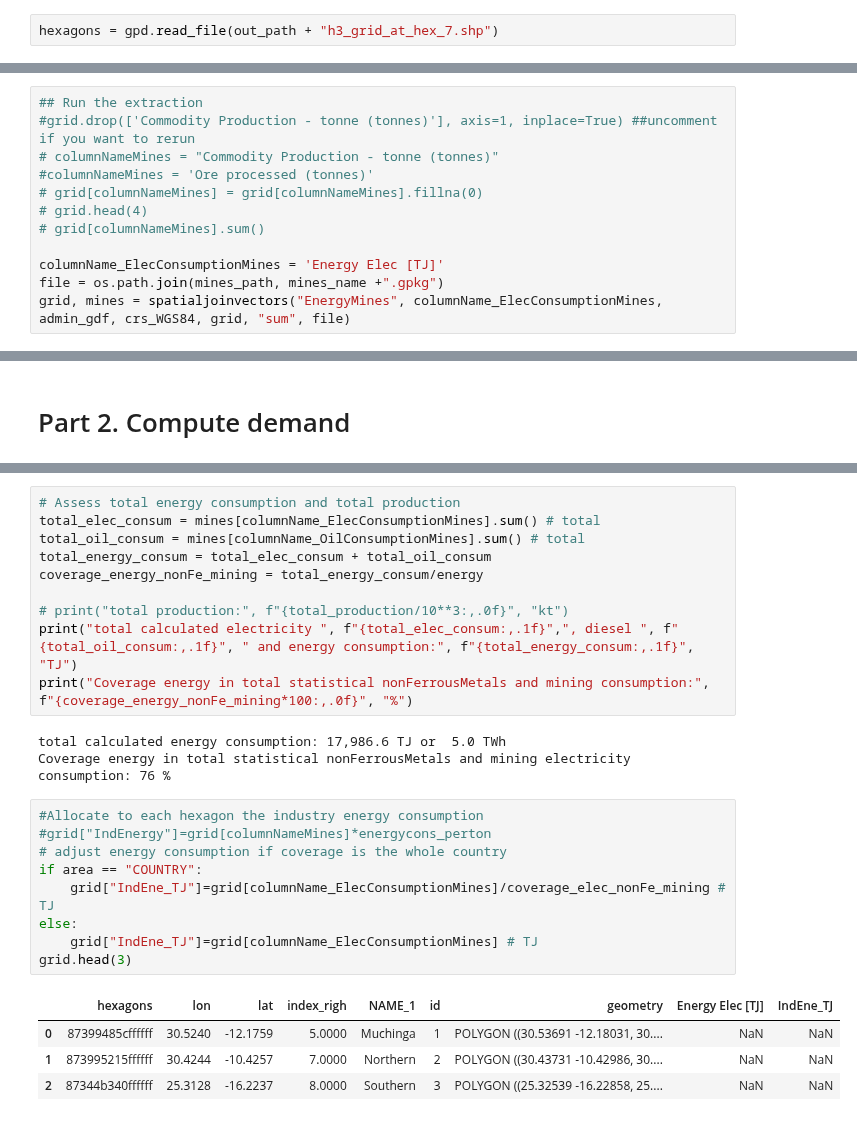
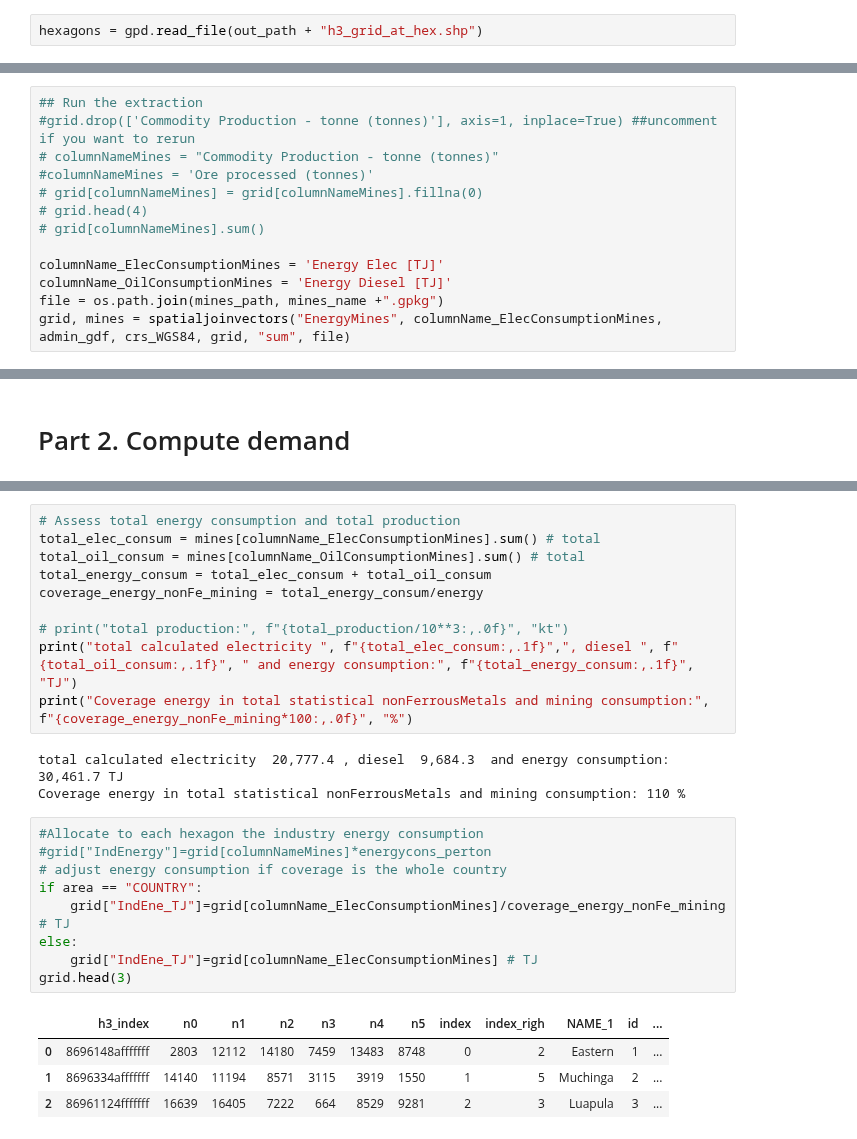
Before and after one commit to ariane-millot/EDeMOS, a Jupyter notebook: Industry/IndustryDemand.ipynb, the cells around one changed output, grey strips where cells are left out. Cells and saved outputs as stored; diff of their text form.

Commit message:
Update of the hexagons file name
Update of the hexagons file name and remove of similar packages

```diff
--- a/Industry/IndustryDemand.ipynb
+++ b/Industry/IndustryDemand.ipynb
@@ -119,7 +113,7 @@ except NameError: area = "COUNTRY"
 # %% [markdown]
 ### Import layers to be used
 # %%
-hexagons = gpd.read_file(out_path + "h3_grid_at_hex_7.shp")
+hexagons = gpd.read_file(out_path + "h3_grid_at_hex.shp")
 # %%
 grid = hexagons
 # %%
@@ -192,6 +188,7 @@ Extract sum production of mines in each cluster (hex)
 # grid[columnNameMines].sum()
 
 columnName_ElecConsumptionMines = 'Energy Elec [TJ]'
+columnName_OilConsumptionMines = 'Energy Diesel [TJ]'
 file = os.path.join(mines_path, mines_name +".gpkg")
 grid, mines = spatialjoinvectors("EnergyMines", columnName_ElecConsumptionMines, admin_gdf, crs_WGS84, grid, "sum", file)
 # %%
@@ -269,22 +270,22 @@ coverage_energy_nonFe_mining = total_energy_consum/energy
 print("total calculated electricity ", f"{total_elec_consum:,.1f}",", diesel ", f"{total_oil_consum:,.1f}", " and energy consumption:", f"{total_energy_consum:,.1f}", "TJ")
 print("Coverage energy in total statistical nonFerrousMetals and mining consumption:", f"{coverage_energy_nonFe_mining*100:,.0f}", "%")
 # %% [output]
-total calculated energy consumption: 17,986.6 TJ or  5.0 TWh
-Coverage energy in total statistical nonFerrousMetals and mining electricity consumption: 76 %
+total calculated electricity  20,777.4 , diesel  9,684.3  and energy consumption: 30,461.7 TJ
+Coverage energy in total statistical nonFerrousMetals and mining consumption: 110 %
 # %%
 #Allocate to each hexagon the industry energy consumption
 #grid["IndEnergy"]=grid[columnNameMines]*energycons_perton
 # adjust energy consumption if coverage is the whole country
 if area == "COUNTRY":
-    grid["IndEne_TJ"]=grid[columnName_ElecConsumptionMines]/coverage_elec_nonFe_mining # TJ
+    grid["IndEne_TJ"]=grid[columnName_ElecConsumptionMines]/coverage_energy_nonFe_mining  # TJ
 else:
     grid["IndEne_TJ"]=grid[columnName_ElecConsumptionMines] # TJ
 grid.head(3)
 # %% [output]
-|  | hexagons | lon | lat | index_righ | NAME_1 | id | geometry | Energy Elec [TJ] | IndEne_TJ |
-| 0 | 87399485cffffff | 30.5240 | -12.1759 | 5.0000 | Muchinga | 1 | POLYGON ((30.53691 -12.18031, 30.... | NaN | NaN |
-| 1 | 873995215ffffff | 30.4244 | -10.4257 | 7.0000 | Northern | 2 | POLYGON ((30.43731 -10.42986, 30.... | NaN | NaN |
-| 2 | 87344b340ffffff | 25.3128 | -16.2237 | 8.0000 | Southern | 3 | POLYGON ((25.32539 -16.22858, 25.... | NaN | NaN |
+|  | h3_index | n0 | n1 | n2 | n3 | n4 | n5 | index | index_righ | NAME_1 | id | ... |
+| 0 | 8696148afffffff | 2803 | 12112 | 14180 | 7459 | 13483 | 8748 | 0 | 2 | Eastern | 1 | ... |
+| 1 | 8696334afffffff | 14140 | 11194 | 8571 | 3115 | 3919 | 1550 | 1 | 5 | Muchinga | 2 | ... |
+| 2 | 86961124fffffff | 16639 | 16405 | 7222 | 664 | 8529 | 9281 | 2 | 3 | Luapula | 3 | ... |
 # %%
 total_industryenergy = grid["IndEne_TJ"].sum()
 #print("Industry electricity consumption:",f"{total_industryenergy/10**6:,.0f}", "TWh")
```
Also changed, not shown: parts of 11 cells of this notebook, 1 other file.
